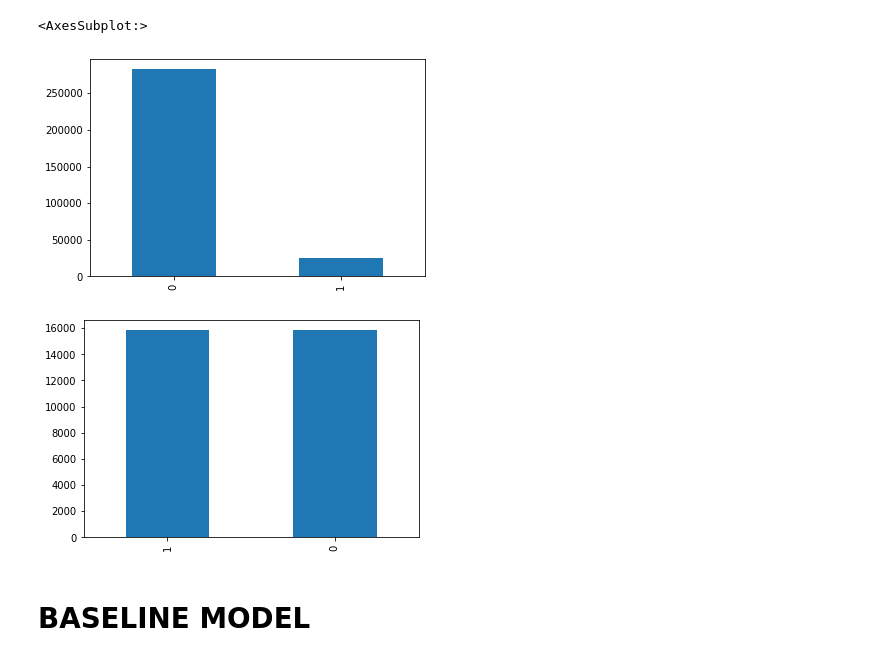
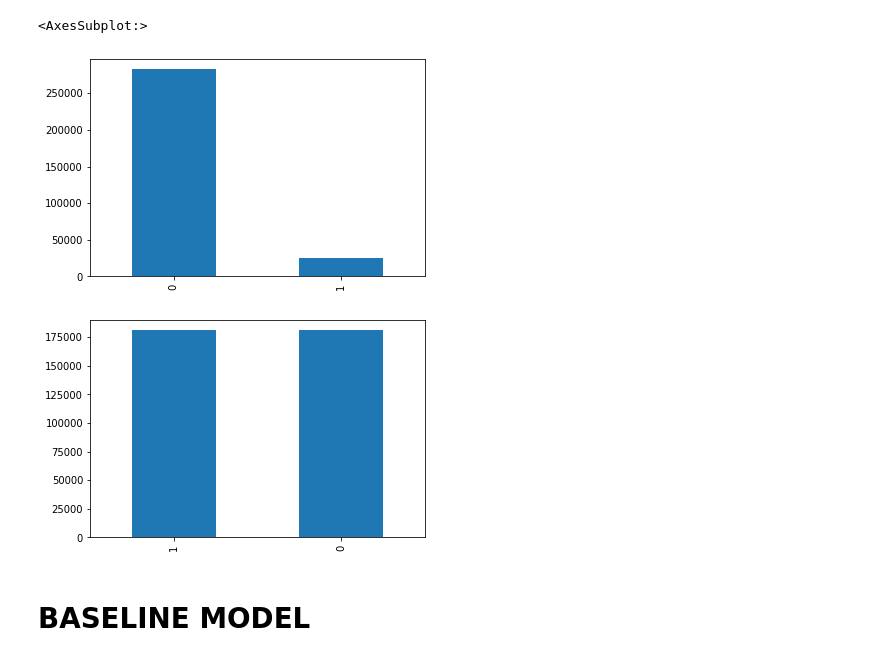
Before and after one commit to VectorInstitute/PETs-Bootcamp, a Jupyter notebook: pet_dp_mus/Mustafa's notebook for differential privacy.ipynb, the cells around one changed output. Saved outputs shown, nothing was run; the diff lists cells and outputs as text; code cells hidden in the pictures.

```diff
--- a/pet_dp_mus/Mustafa's notebook for differential privacy.ipynb
+++ b/pet_dp_mus/Mustafa's notebook for differential privacy.ipynb
@@ -18,35 +19,43 @@ df = pd.read_csv("/ssd003/projects/pets/datasets/homecredit_train.csv")
 fig, ax = plt.subplots()
 df['target'].value_counts().plot(ax=ax, kind='bar')
 
 train_df, test_df = train_test_split(df, test_size=0.2, random_state=42)
 train_df, val_df = train_test_split(train_df, test_size=0.2, random_state=42)
 
 # Oversampling target labels
 max_size = train_df['target'].value_counts().max()
 
 # lst = [train_df]
 # for class_index, group in train_df.groupby('target'):
 #     lst.append(group.sample(max_size-len(group), replace=True))
 # X_train = pd.concat(lst)
 
 X_train = train_df.drop(['target'], axis=1)
 y_train = train_df['target']
 
-rus = RandomUnderSampler(random_state=42)
+rus = SMOTE(random_state=42)
 X_train, y_train = rus.fit_resample(X_train, y_train)
 
 X_test = test_df.drop(['target'], axis=1)
 y_test = test_df['target']
 
 X_val = val_df.drop(['target'], axis=1)
 y_val = val_df['target']
 
 fig, ax = plt.subplots()
 y_train.value_counts().plot(ax=ax, kind='bar')
+
+# y_train = np.array(y_train, dtype=np.float32)
+# y_test = np.array(y_test, dtype=np.float32)
+# y_val = np.array(y_val, dtype=np.float32)
+
+# y_train = y_train.flatten()
+# y_test = y_test.flatten()
+# y_val = y_val.flatten()
 # %% [output]
 <AxesSubplot:>
 [figure]
-[figure, old version]
+[figure, new version]
 # %%
 scaler = StandardScaler()
 X_train_transform = scaler.fit_transform(X_train)
```
Also changed, not shown: parts of 36 cells of this notebook.
